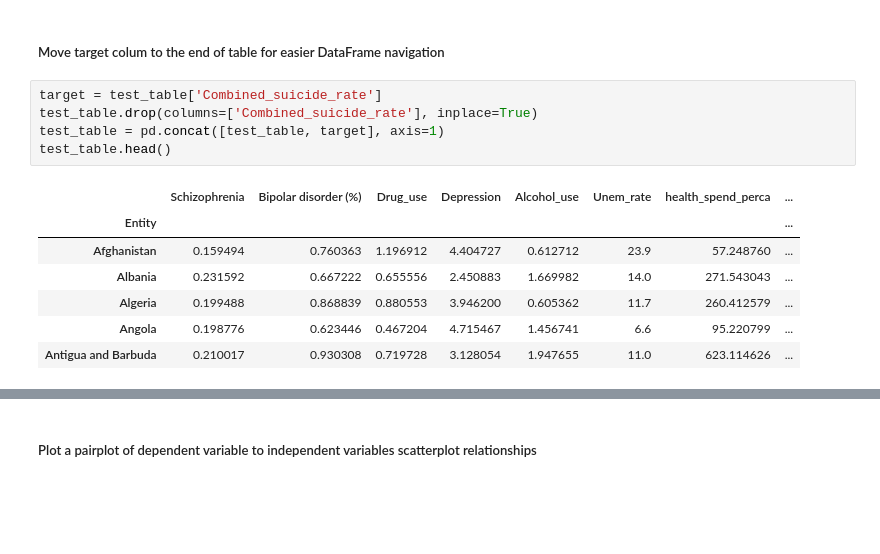
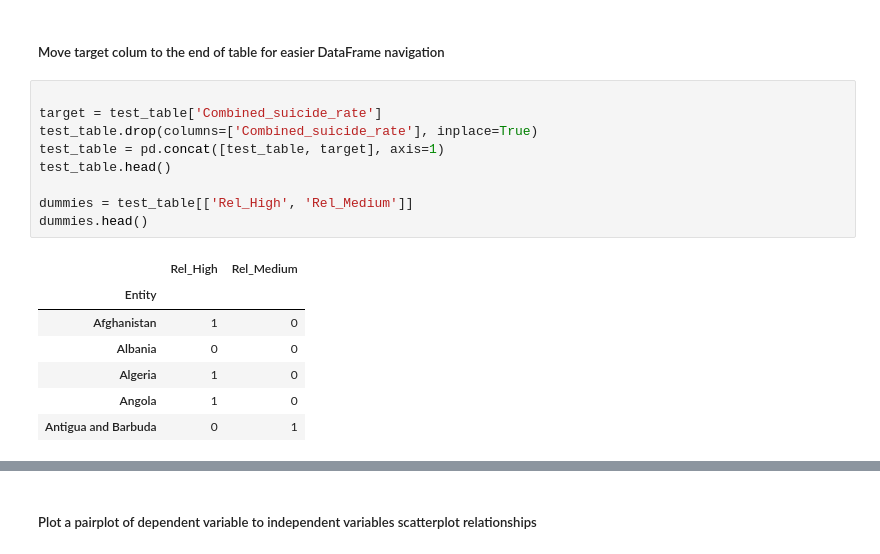
Before and after one commit to Botafogo1894/Project2, a Jupyter notebook: test_file.ipynb, the cells around one changed output, grey strips where cells are left out. Drawn from its saved outputs; the diff is of its cells as text; blank space fills up the shorter version.

Commit message:
Improved model by using Rel_High and Rel_Low dummies

```diff
--- a/test_file.ipynb
+++ b/test_file.ipynb
@@ -461,15 +461,19 @@ test_table.drop(columns=['Rel_Low'], inplace=True)
 # %% [markdown]
 ##### Move target colum to the end of table for easier DataFrame navigation
 # %%
+
 target = test_table['Combined_suicide_rate']
 test_table.drop(columns=['Combined_suicide_rate'], inplace=True)
 test_table = pd.concat([test_table, target], axis=1)
 test_table.head()
+
+dummies = test_table[['Rel_High', 'Rel_Medium']]
+dummies.head()
 # %% [output]
-|  | Schizophrenia | Bipolar disorder (%) | Drug_use | Depression | Alcohol_use | Unem_rate | health_spend_perca | ... |
-| Entity |  |  |  |  |  |  |  | ... |
-| Afghanistan | 0.159494 | 0.760363 | 1.196912 | 4.404727 | 0.612712 | 23.9 | 57.248760 | ... |
-| Albania | 0.231592 | 0.667222 | 0.655556 | 2.450883 | 1.669982 | 14.0 | 271.543043 | ... |
-| Algeria | 0.199488 | 0.868839 | 0.880553 | 3.946200 | 0.605362 | 11.7 | 260.412579 | ... |
-| Angola | 0.198776 | 0.623446 | 0.467204 | 4.715467 | 1.456741 | 6.6 | 95.220799 | ... |
-| Antigua and Barbuda | 0.210017 | 0.930308 | 0.719728 | 3.128054 | 1.947655 | 11.0 | 623.114626 | ... |
+|  | Rel_High | Rel_Medium |
+| Entity |  |  |
+| Afghanistan | 1 | 0 |
+| Albania | 0 | 0 |
+| Algeria | 1 | 0 |
+| Angola | 1 | 0 |
+| Antigua and Barbuda | 0 | 1 |
```
Also changed, not shown: parts of 1 cell of this notebook, 1 other file.
